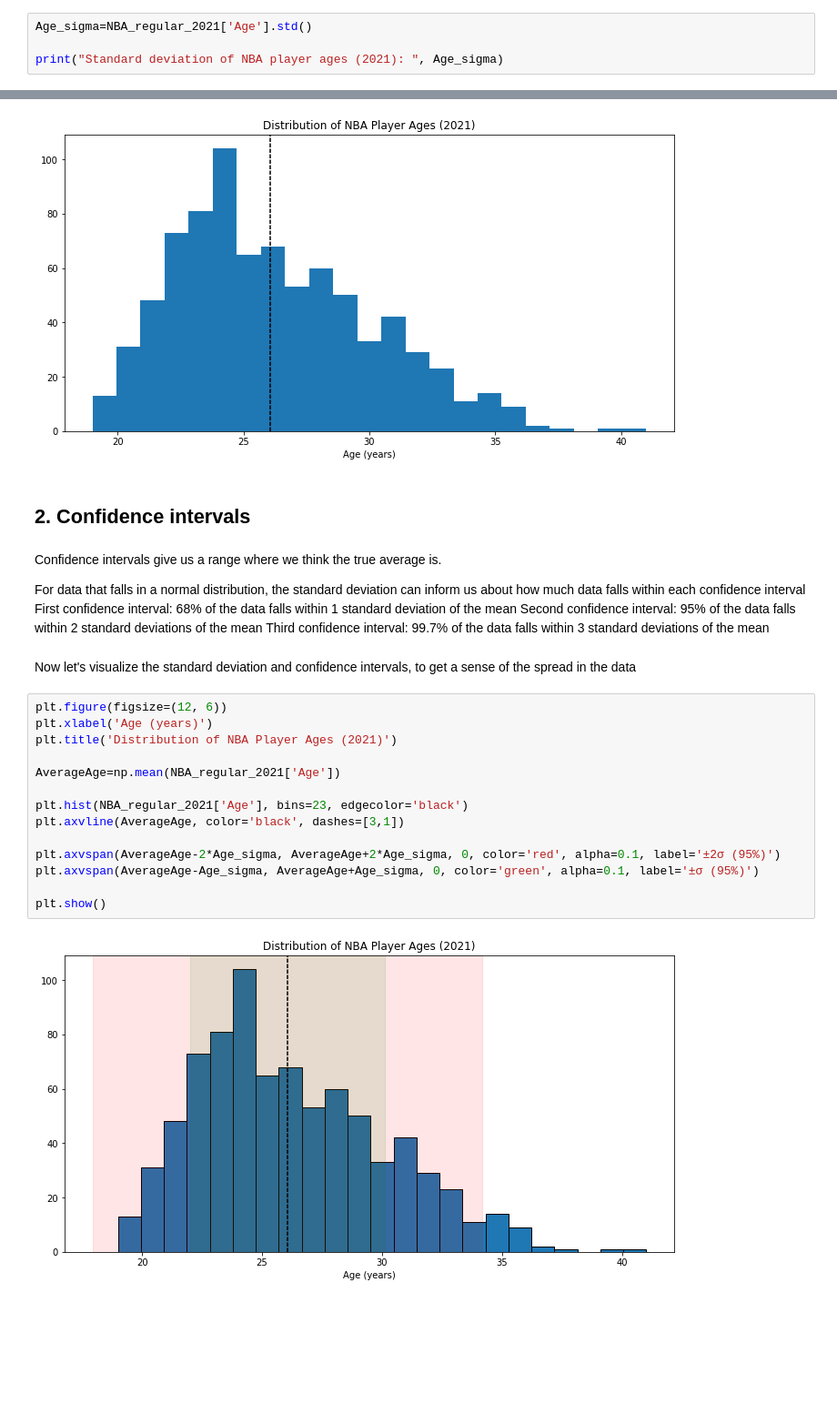
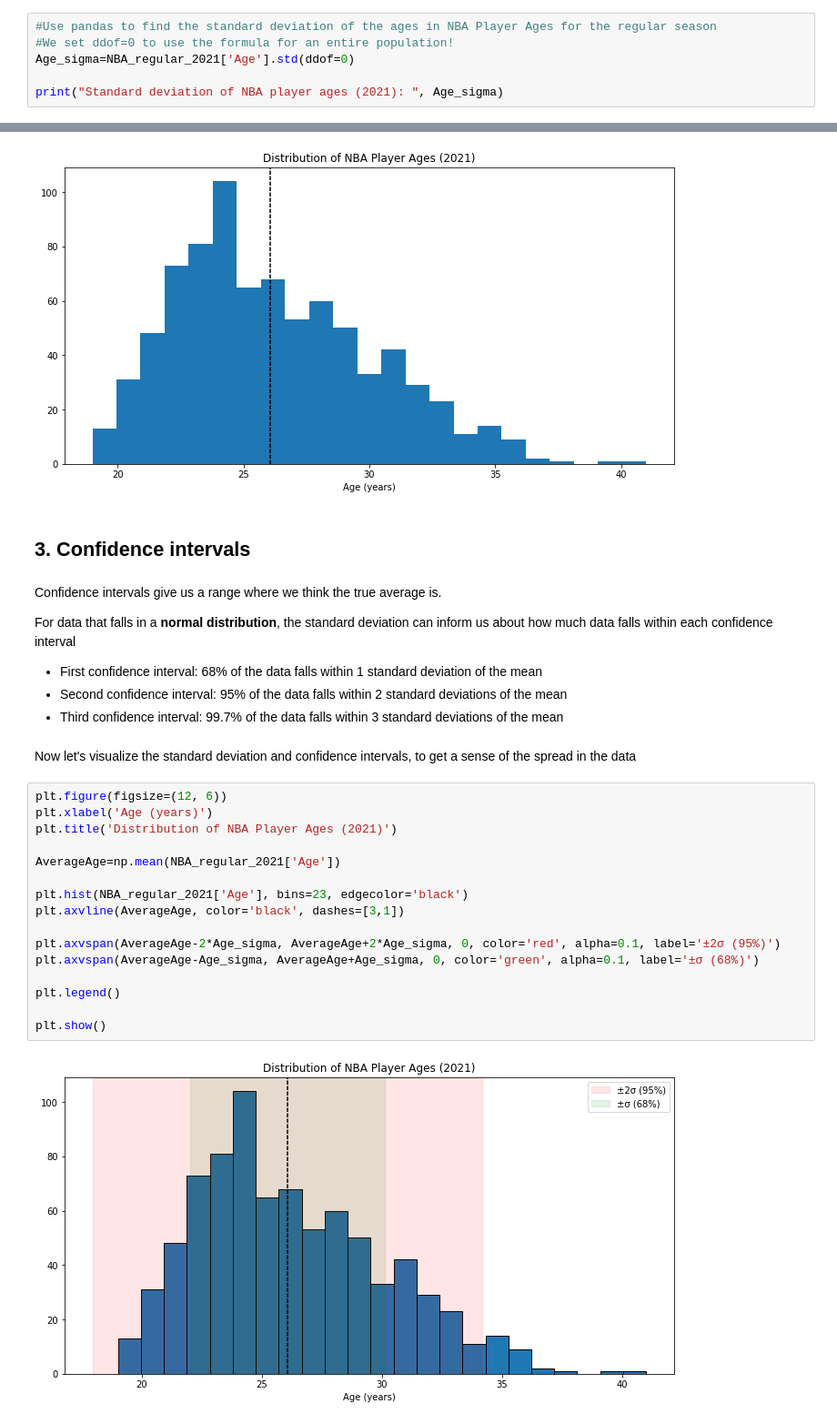
Before and after one commit to idontwantausername94/CFR-2025, a Jupyter notebook: Stats/Notebooks/1-RangeStandardDeviation.ipynb, the cells around one changed output, grey strips where cells are left out. Shown at 91% size. Cells and saved outputs as stored; diff of their text form; blank space fills up the shorter version.

```diff
--- a/Stats/Notebooks/1-RangeStandardDeviation.ipynb
+++ b/Stats/Notebooks/1-RangeStandardDeviation.ipynb
@@ -100,5 +121,7 @@ We can use the std() function in pandas to find the standard deviation
 # %%
-Age_sigma=NBA_regular_2021['Age'].std()
+#Use pandas to find the standard deviation of the ages in NBA Player Ages for the regular season
+#We set ddof=0 to use the formula for an entire population!
+Age_sigma=NBA_regular_2021['Age'].std(ddof=0)
 
 print("Standard deviation of NBA player ages (2021): ", Age_sigma)
 # %% [output]
@@ -118,29 +141,31 @@ plt.show()
 # %% [output]
 [figure]
 # %% [markdown]
-## 2. Confidence intervals
+## 3. Confidence intervals
 # %% [markdown]
 Confidence intervals give us a range where we think the true average is.
 
-For data that falls in a normal distribution, the standard deviation can inform us about how much data falls within each confidence interval
-First confidence interval: 68% of the data falls within 1 standard deviation of the mean
-Second confidence interval: 95% of the data falls within 2 standard deviations of the mean
-Third confidence interval: 99.7% of the data falls within 3 standard deviations of the mean
+For data that falls in a **normal distribution**, the standard deviation can inform us about how much data falls within each confidence interval
+- First confidence interval: 68% of the data falls within 1 standard deviation of the mean
+- Second confidence interval: 95% of the data falls within 2 standard deviations of the mean
+- Third confidence interval: 99.7% of the data falls within 3 standard deviations of the mean
 # %% [markdown]
 Now let's visualize the standard deviation and confidence intervals, to get a sense of the spread in the data
 # %%
 plt.figure(figsize=(12, 6))
 plt.xlabel('Age (years)')
 plt.title('Distribution of NBA Player Ages (2021)')
 
 AverageAge=np.mean(NBA_regular_2021['Age'])
 
 plt.hist(NBA_regular_2021['Age'], bins=23, edgecolor='black')
 plt.axvline(AverageAge, color='black', dashes=[3,1])
 
 plt.axvspan(AverageAge-2*Age_sigma, AverageAge+2*Age_sigma, 0, color='red', alpha=0.1, label='±2σ (95%)')
-plt.axvspan(AverageAge-Age_sigma, AverageAge+Age_sigma, 0, color='green', alpha=0.1, label='±σ (95%)')
+plt.axvspan(AverageAge-Age_sigma, AverageAge+Age_sigma, 0, color='green', alpha=0.1, label='±σ (68%)')
+
+plt.legend()
 
 plt.show()
 # %% [output]
-[figure, old version]
+[figure, new version]
```
Also changed, not shown: parts of 18 cells of this notebook.
